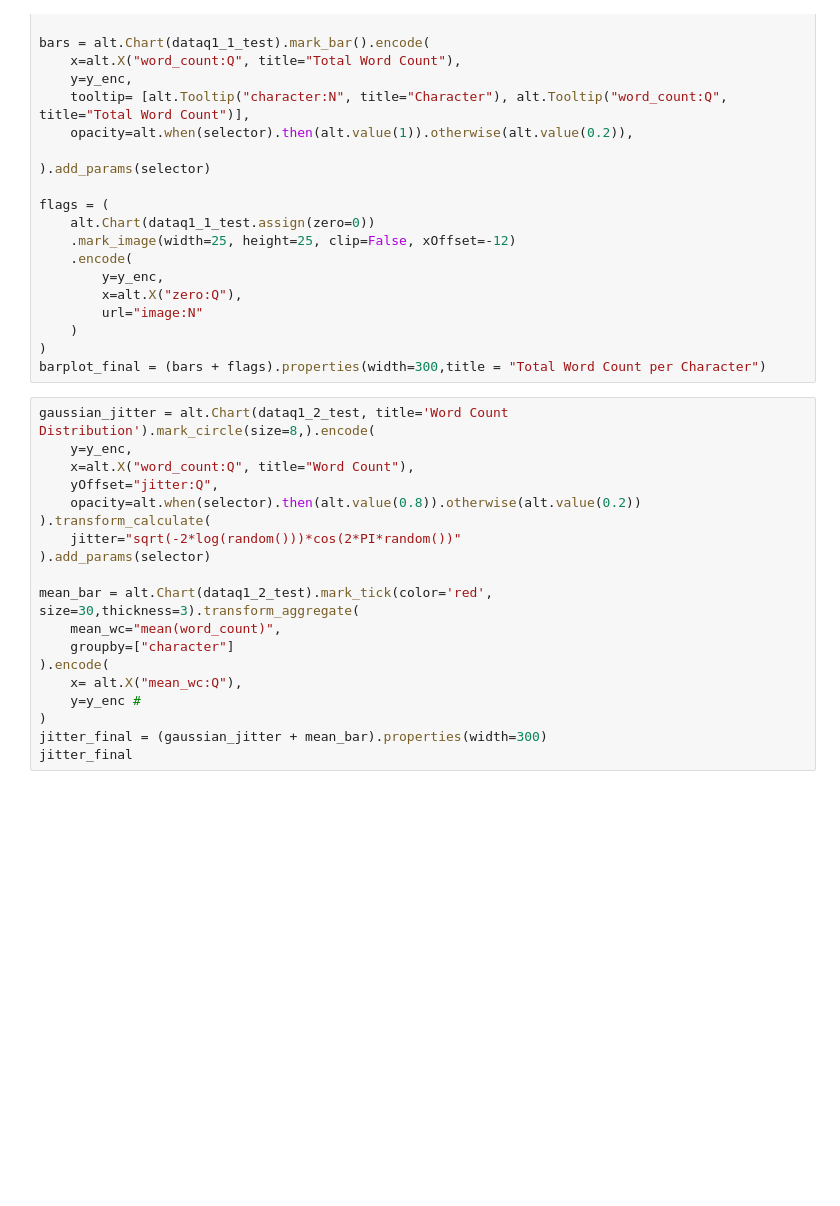
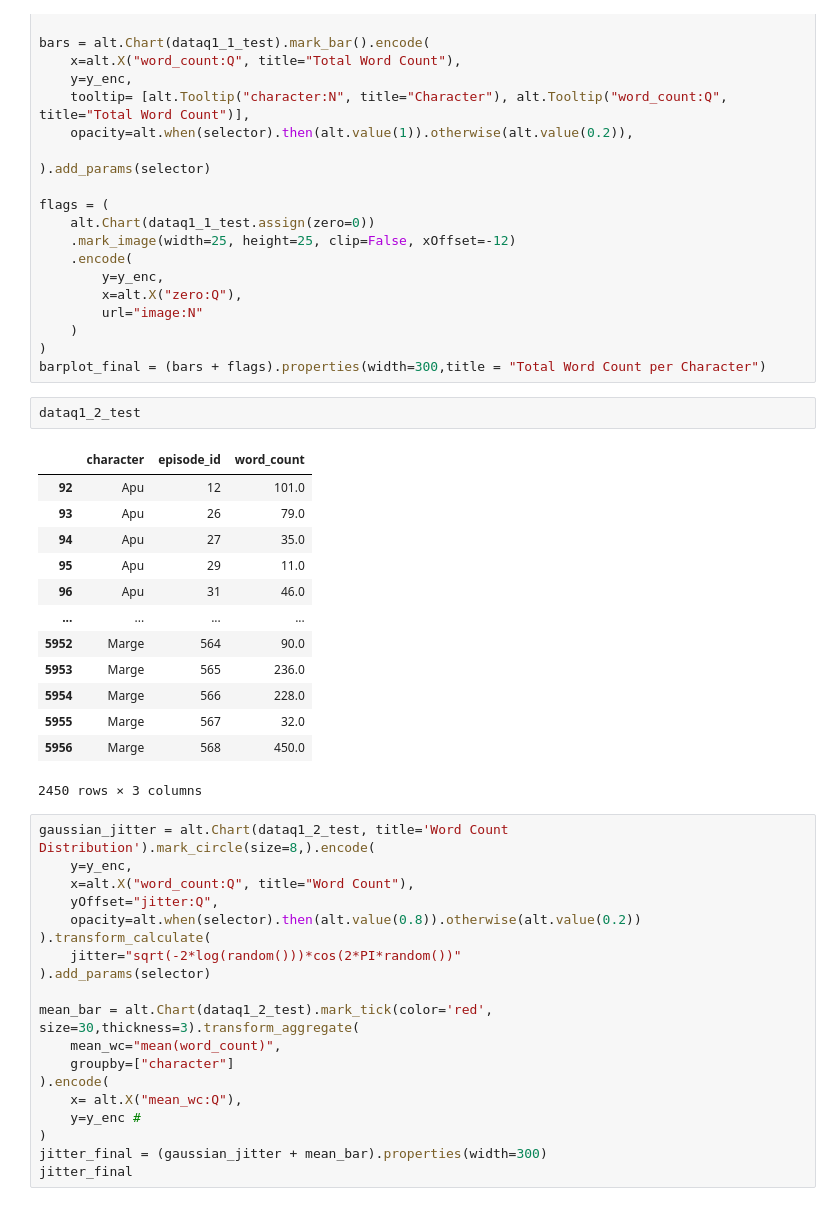
Before and after one commit to bmantepe/dv-simpsons2, a Jupyter notebook: src/Final_Views/Q1_Q5.ipynb, the cells around one changed output. Cells and saved outputs as stored; diff of their text form; blank space fills up the shorter version.

```diff
--- a/src/Final_Views/Q1_Q5.ipynb
+++ b/src/Final_Views/Q1_Q5.ipynb
@@ -47,6 +76,22 @@ flags = (
     )
 )
 barplot_final = (bars + flags).properties(width=300,title = "Total Word Count per Character")
+# %%
+dataq1_2_test
+# %% [output]
+|  | character | episode_id | word_count |
+| 92 | Apu | 12 | 101.0 |
+| 93 | Apu | 26 | 79.0 |
+| 94 | Apu | 27 | 35.0 |
+| 95 | Apu | 29 | 11.0 |
+| 96 | Apu | 31 | 46.0 |
+| ... | ... | ... | ... |
+| 5952 | Marge | 564 | 90.0 |
+| 5953 | Marge | 565 | 236.0 |
+| 5954 | Marge | 566 | 228.0 |
+| 5955 | Marge | 567 | 32.0 |
+| 5956 | Marge | 568 | 450.0 |
+2450 rows × 3 columns
 # %%
 gaussian_jitter = alt.Chart(dataq1_2_test, title='Word Count Distribution').mark_circle(size=8,).encode(
     y=y_enc,
```
Also changed, not shown: parts of 3 cells of this notebook, 15 other files.
